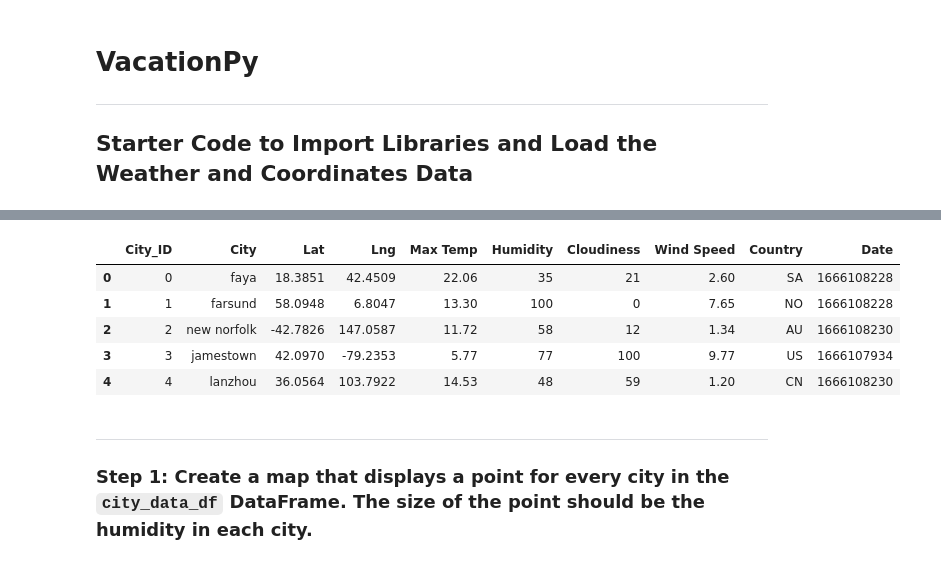
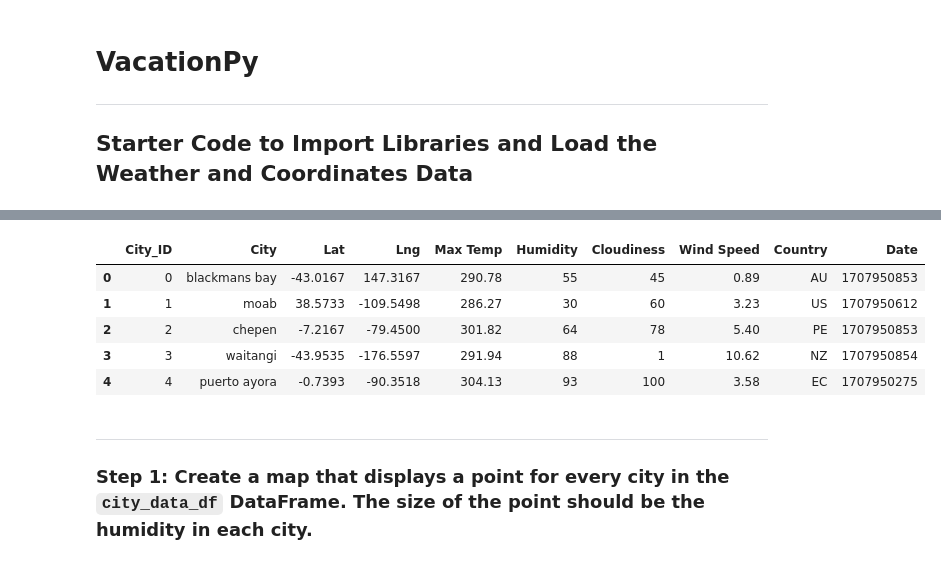
Before and after one commit to bassoon03/python-api-challenge, a Jupyter notebook: WeatherVacationPy/VacationPy.ipynb, the cells around one changed output, grey strips where cells are left out. Drawn from its saved outputs; the diff is of its cells as text; code cells hidden in the pictures.

```diff
--- a/WeatherVacationPy/VacationPy.ipynb
+++ b/WeatherVacationPy/VacationPy.ipynb
@@ -19,16 +15,16 @@ from api_keys import geoapify_key
 # %%
 # Load the CSV file created in Part 1 into a Pandas DataFrame
-city_data_df = pd.read_csv("output_data/cities.csv")
+city_data_df = pd.read_csv("C:\\Users\\Owner\\OneDrive\\Desktop\\cities.csv")
 
 # Display sample data
 city_data_df.head()
 # %% [output]
 |  | City_ID | City | Lat | Lng | Max Temp | Humidity | Cloudiness | Wind Speed | Country | Date |
-| 0 | 0 | faya | 18.3851 | 42.4509 | 22.06 | 35 | 21 | 2.60 | SA | 1666108228 |
-| 1 | 1 | farsund | 58.0948 | 6.8047 | 13.30 | 100 | 0 | 7.65 | NO | 1666108228 |
-| 2 | 2 | new norfolk | -42.7826 | 147.0587 | 11.72 | 58 | 12 | 1.34 | AU | 1666108230 |
-| 3 | 3 | jamestown | 42.0970 | -79.2353 | 5.77 | 77 | 100 | 9.77 | US | 1666107934 |
-| 4 | 4 | lanzhou | 36.0564 | 103.7922 | 14.53 | 48 | 59 | 1.20 | CN | 1666108230 |
+| 0 | 0 | blackmans bay | -43.0167 | 147.3167 | 290.78 | 55 | 45 | 0.89 | AU | 1707950853 |
+| 1 | 1 | moab | 38.5733 | -109.5498 | 286.27 | 30 | 60 | 3.23 | US | 1707950612 |
+| 2 | 2 | chepen | -7.2167 | -79.4500 | 301.82 | 64 | 78 | 5.40 | PE | 1707950853 |
+| 3 | 3 | waitangi | -43.9535 | -176.5597 | 291.94 | 88 | 1 | 10.62 | NZ | 1707950854 |
+| 4 | 4 | puerto ayora | -0.7393 | -90.3518 | 304.13 | 93 | 100 | 3.58 | EC | 1707950275 |
 # %% [markdown]
 ---
 
```
Also changed, not shown: parts of 2 cells of this notebook, 1 other file.
